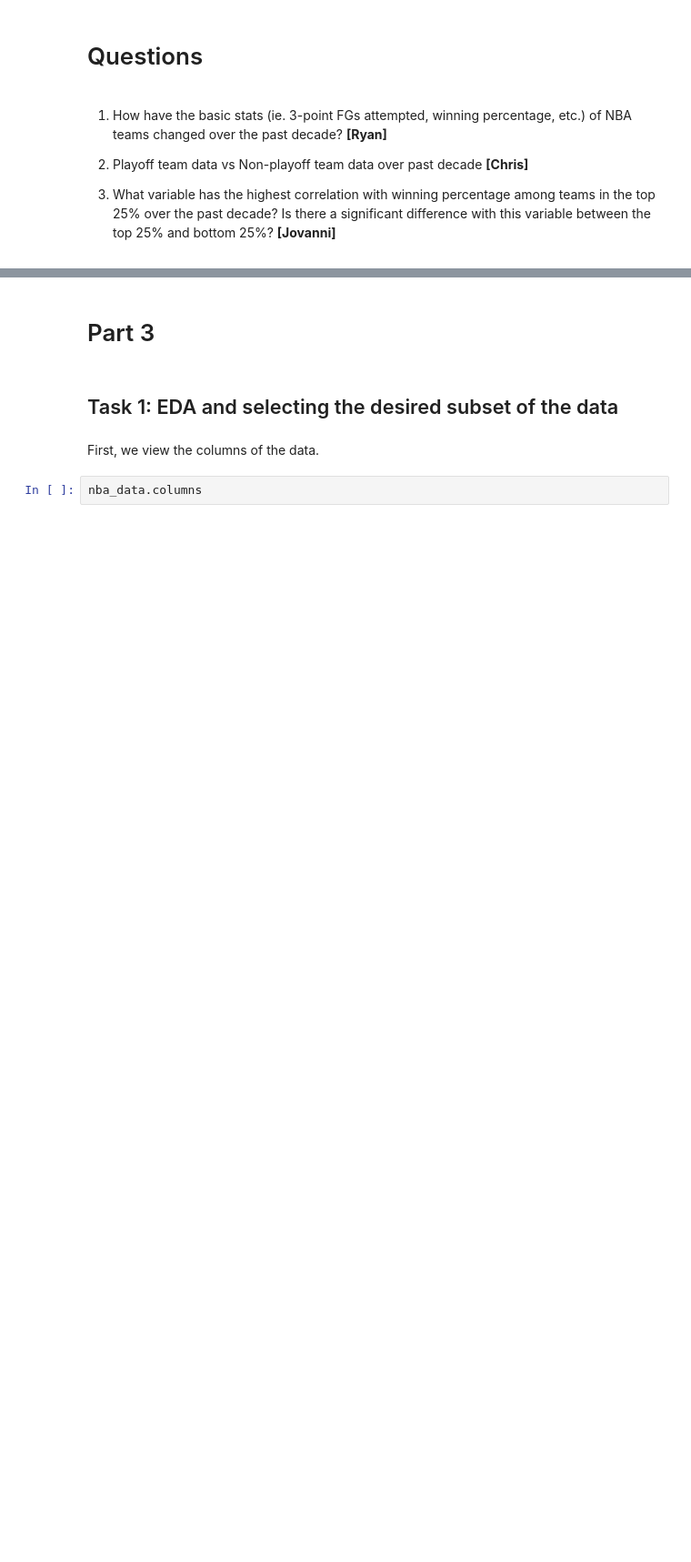
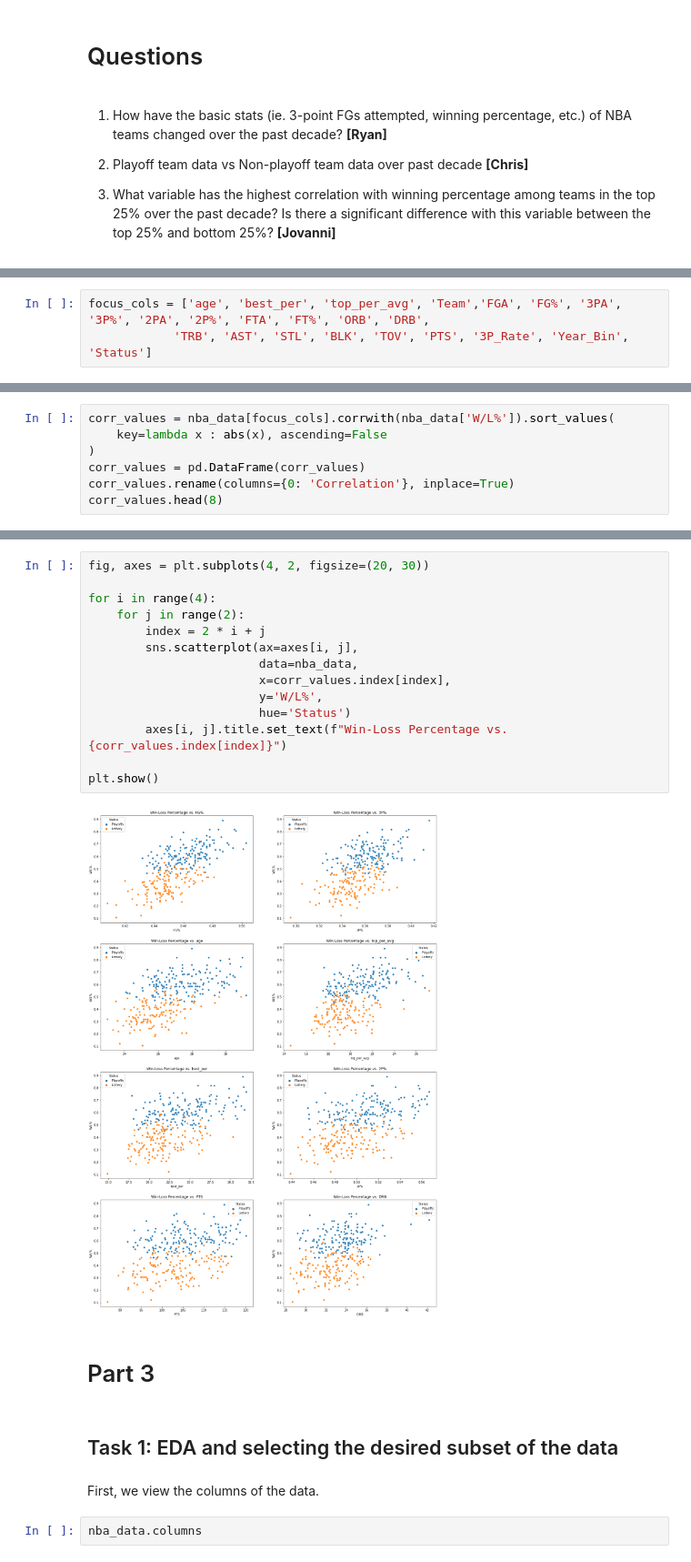
Before and after one commit to cs2027/stat-303-1-project, a Jupyter notebook: final-project.ipynb, the cells around one changed output, grey strips where cells are left out. Shown at 91% size. Cells and saved outputs as stored; diff of their text form; blank space fills up the shorter version.

Commit message:
More EDA for playoff vs. non-playoff teams

```diff
--- a/final-project.ipynb
+++ b/final-project.ipynb
@@ -226,0 +174,3 @@ KeyError: "['3P_Rate'] not in index"
+# %%
+focus_cols = ['age', 'best_per', 'top_per_avg', 'Team','FGA', 'FG%', '3PA', '3P%', '2PA', '2P%', 'FTA', 'FT%', 'ORB', 'DRB',
+            'TRB', 'AST', 'STL', 'BLK', 'TOV', 'PTS', '3P_Rate', 'Year_Bin', 'Status']
@@ -226,0 +189,7 @@ KeyError: "['3P_Rate'] not in index"
+# %%
+corr_values = nba_data[focus_cols].corrwith(nba_data['W/L%']).sort_values(
+    key=lambda x : abs(x), ascending=False
+)
+corr_values = pd.DataFrame(corr_values)
+corr_values.rename(columns={0: 'Correlation'}, inplace=True)
+corr_values.head(8)
@@ -227,3 +206,19 @@ KeyError: "['3P_Rate'] not in index"
+# %%
+fig, axes = plt.subplots(4, 2, figsize=(20, 30))
+
+for i in range(4):
+    for j in range(2):
+        index = 2 * i + j
+        sns.scatterplot(ax=axes[i, j],
+                        data=nba_data,
+                        x=corr_values.index[index],
+                        y='W/L%',
+                        hue='Status')
+        axes[i, j].title.set_text(f"Win-Loss Percentage vs. {corr_values.index[index]}")
+
+plt.show()
+# %% [output]
+[figure, added]
 # %% [markdown]
 # Part 3
 # %% [markdown]
```
Also changed, not shown: parts of 22 cells of this notebook.
